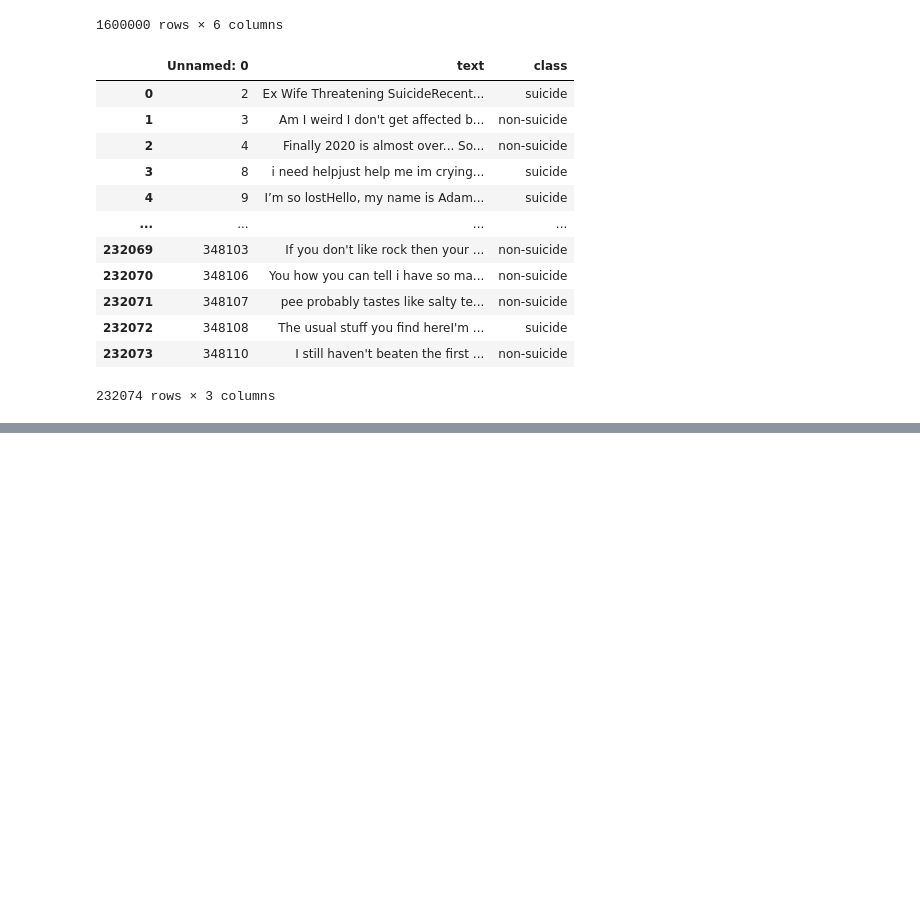
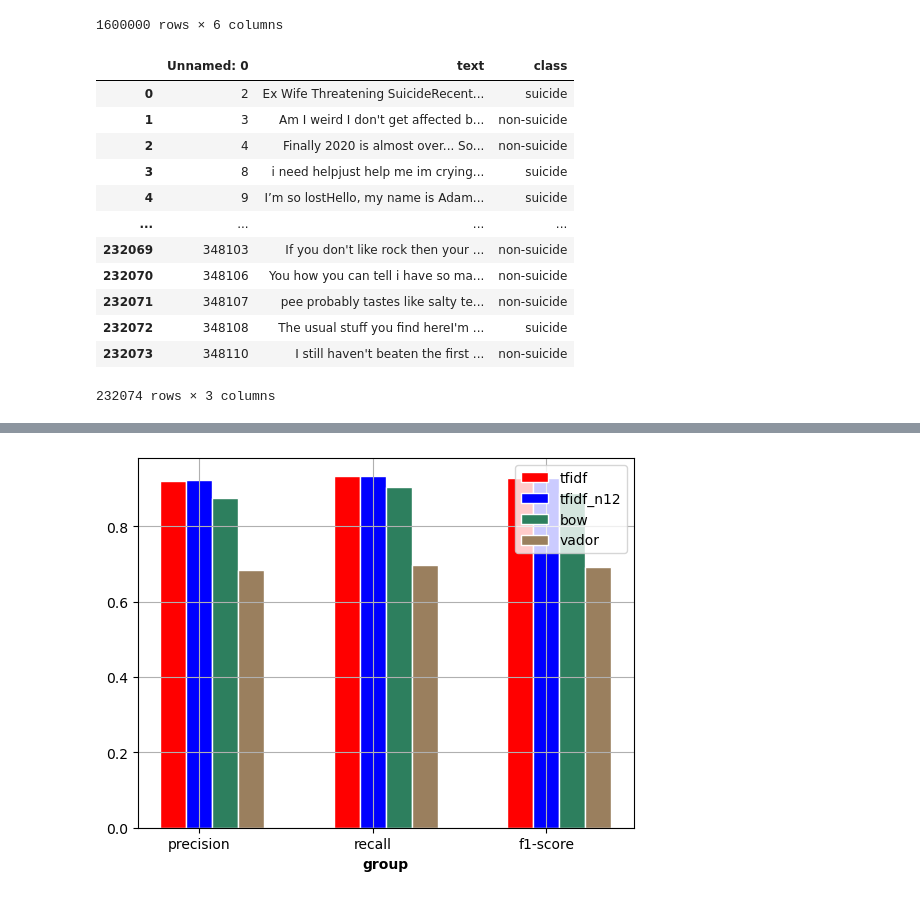
Before and after one commit to Mamedova-S/VKR_Mamedova, a Jupyter notebook: src/main.ipynb, the cells around one changed output, grey strips where cells are left out. Saved outputs shown, nothing was run; the diff lists cells and outputs as text; code cells hidden in the pictures; blank space fills up the shorter version.

```diff
--- a/src/main.ipynb
+++ b/src/main.ipynb
@@ -61,0 +269,17 @@ data_random
+# %%
+from nltk.sentiment.vader import SentimentIntensityAnalyzer as SIA
+def get_vador_scores(data):
+    sid=SIA()
+    vador_df=data.copy()
+    vador_df['scores'] = vador_df['text'].apply(lambda txt: sid.polarity_scores(str(txt)))
+
+    vador_df['neg_score'] = vador_df['scores'].apply(lambda txt: txt['neg'])
+    vador_df['neu_score'] =vador_df['scores'].apply(lambda txt: txt['neu'])
+    vador_df['pos_score'] = vador_df['scores'].apply(lambda txt: txt['pos'])
+    vador_df['compound'] = vador_df['scores'].apply(lambda txt: txt['compound'])
+    vador_df.drop('scores', axis=1, inplace=True)
+    vador_df.drop('text', axis=1, inplace=True)
+    return vador_df
+# %%
+X_vador_train = get_vador_scores(X_train)
+X_vador_test= get_vador_scores(X_test)
@@ -61,0 +345,26 @@ data_random
+# %%
+lsvc = LinearSVC(C=1000, penalty='l1', max_iter=500, dual=False)
+lsvc.fit(X_selection, y_train)
+y_predict_tfidf = lsvc.predict(X_test_selection)
+
+lsvc.fit(X_selection_n12,y_train)
+y_predict_tfidf_n12 = lsvc.predict(X_test_selection_n12)
+
+lsvc.fit(X_selection_bow,y_train)
+y_predict_bow = lsvc.predict(X_test_selection_bow)
+
+lsvc.fit(X_vador_train,y_train)
+y_predict_vador = lsvc.predict(X_vador_test)
+
+linear_svm_tfidf_results=metrics.precision_recall_fscore_support(y_test, y_predict_tfidf)
+linear_svm_tfidf_n12_results=metrics.precision_recall_fscore_support(y_test, y_predict_tfidf_n12)
+linear_svm_bow_results=metrics.precision_recall_fscore_support(y_test, y_predict_bow)
+vador_svm_results=metrics.precision_recall_fscore_support(y_test, y_predict_vador)
+# %%
+data1 = [['TF-IDF','TF-IDF 2-grams ','bag of words','vador'],
+         ['precision',linear_svm_tfidf_results[0][0],linear_svm_tfidf_n12_results[0][0],linear_svm_bow_results[0][0],
+          vador_svm_results[0][0]],
+         ['recall',linear_svm_tfidf_results[1][0],linear_svm_tfidf_n12_results[1][0],linear_svm_bow_results[1][0],
+          vador_svm_results[1][0]],
+         ['F1-score',linear_svm_tfidf_results[2][0],linear_svm_tfidf_n12_results[2][0],linear_svm_bow_results[2][0],
+          vador_svm_results[2][0]]]
@@ -61,0 +383,4 @@ data_random
+# %%
+plot_results(data1[1:])
+# %% [output]
+[figure, added]
```
Also changed, not shown: parts of 83 cells of this notebook.
